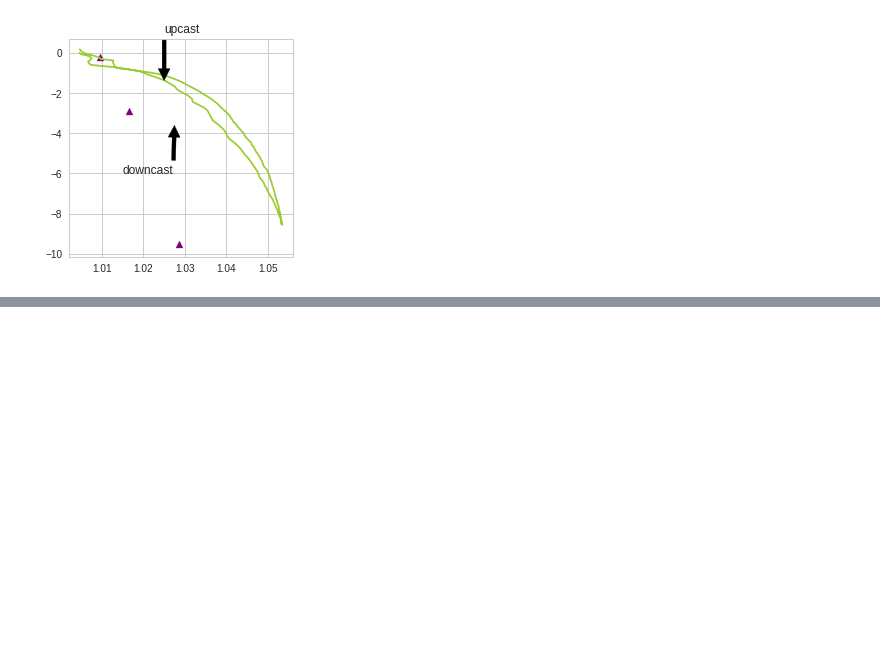
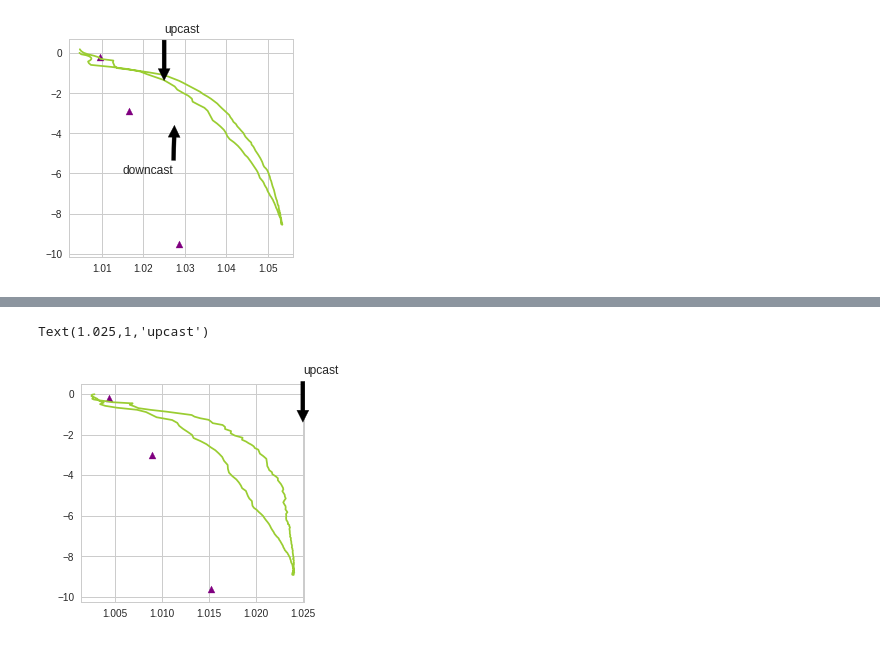
Before and after one commit to UBC-MOAD/MultipleCanyons, a Jupyter notebook: lab/Conduino/notebooks/track_profiler.ipynb, the cells around one changed output, grey strips where cells are left out. Cells and saved outputs as stored; diff of their text form; code cells hidden in the pictures; blank space fills up the shorter version.

```diff
--- a/lab/Conduino/notebooks/track_profiler.ipynb
+++ b/lab/Conduino/notebooks/track_profiler.ipynb
@@ -201,0 +218,27 @@ Text(1.025,1,'upcast')
+# %%
+filepath = '../../Conduino/experiments/exp_03jul19/profile02.mat'
+ini = 582
+end = 818
+
+fig, ax = plt.subplots(1,1,figsize=(4,4))
+mat = sio.loadmat(filepath, squeeze_me=True)
+P3 = mat['ch3'] #dens_C(mat['ch2'])
+time_cond = mat['time']
+
+time_int = time_cond[ind:end]-time_cond[ind]
+dist_int = ptools.profiler_11jun(time_int)
+
+ax.plot(ctools.densP_02May19(P3[ind:end]),dist_int, label='profiler', color='yellowgreen')
+ax.scatter(1.00893,-3.0, marker='^', color='purple')
+ax.scatter(1.01519,-9.6, marker='^', color='purple')
+ax.scatter(1.00445,-0.2, marker='^', color='purple')
+
+ax.annotate('downcast', xy=(1.0275, -3.5), xytext=(1.015, -6),
+            arrowprops=dict(facecolor='black', shrink=0.05),
+            )
+ax.annotate('upcast', xy=(1.025, -1.5), xytext=(1.025, 1),
+            arrowprops=dict(facecolor='black', shrink=0.05),
+            )
+# %% [output]
+Text(1.025,1,'upcast')
+[figure, added]
```
Also changed, not shown: parts of 5 cells of this notebook, 6 other files.
